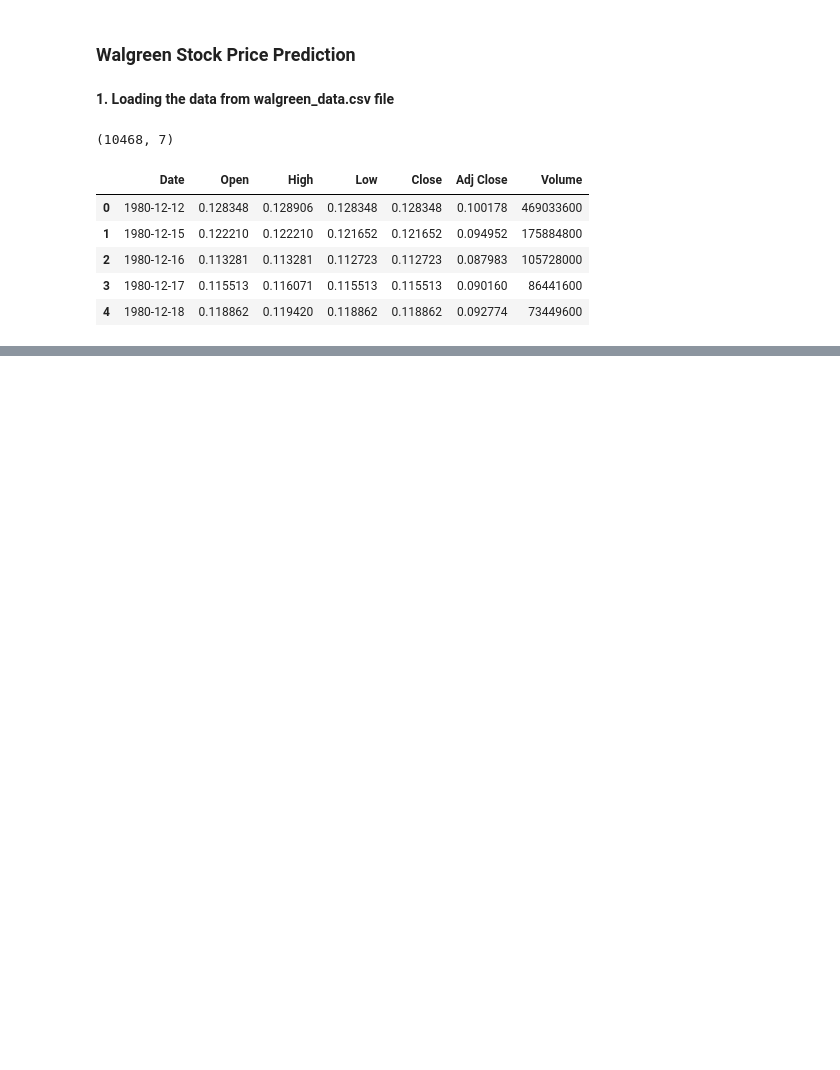
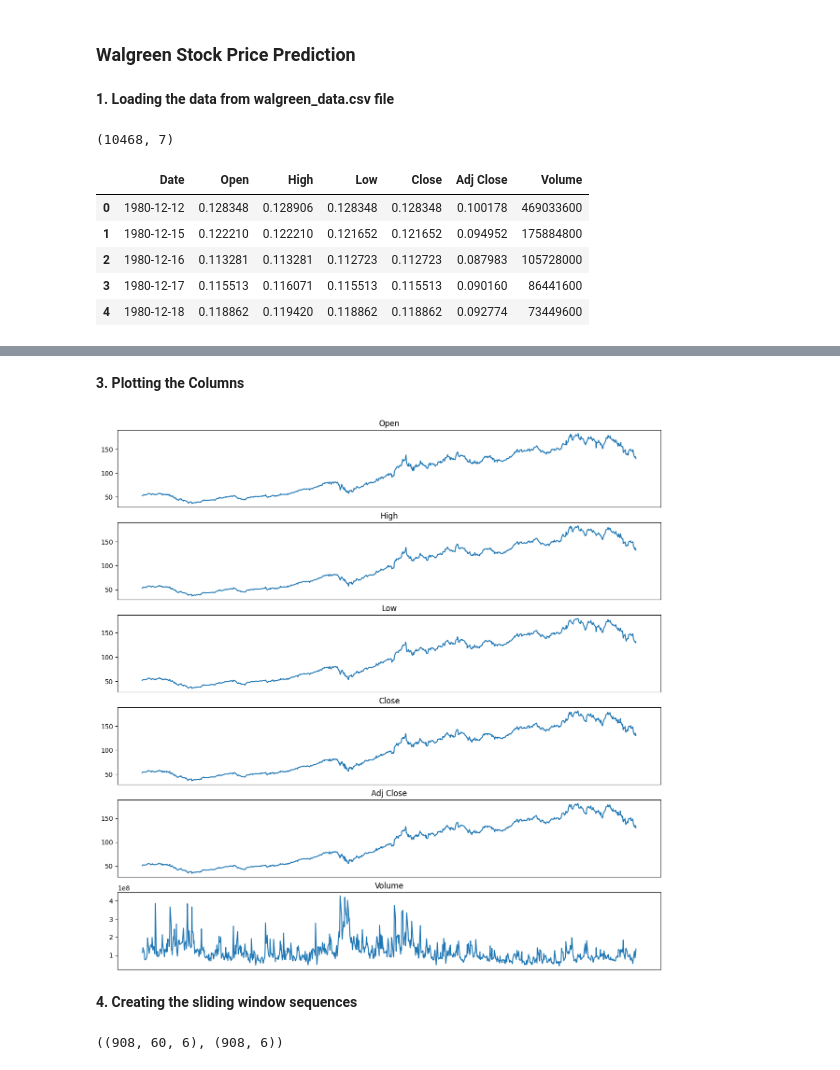
Before and after one commit to harishmaharshi30/walgreens-lstm-forecast, a Jupyter notebook: Multivariate Time Series Forecasting Using LSTM.ipynb, the cells around one changed output, grey strips where cells are left out. Cells and saved outputs as stored; diff of their text form; code cells hidden in the pictures; blank space fills up the shorter version.

```diff
--- a/Multivariate Time Series Forecasting Using LSTM.ipynb
+++ b/Multivariate Time Series Forecasting Using LSTM.ipynb
@@ -46,0 +81,3 @@ memory usage: 572.6+ KB
+# %%
+## making date column as index
+df.set_index('Date', inplace=True)
@@ -46,0 +100,2 @@ memory usage: 572.6+ KB
+# %%
+df.drop(df[df.index < pd.to_datetime('2018-08-15')].index, inplace=True)
@@ -46,0 +106,3 @@ memory usage: 572.6+ KB
+# %%
+## converting sequential data by sorting based on date
+df = df.sort_index()
@@ -46,0 +129,4 @@ memory usage: 572.6+ KB
+# %%
+## the above normalized values are in numpy array format, converting them into dataframe
+df_scaled = pd.DataFrame(df, columns=df.columns, index=df.index)
+df_scaled.head()
@@ -46,0 +141,14 @@ memory usage: 572.6+ KB
+# %% [markdown]
+**3. Plotting the Columns**
+# %%
+plt.rcParams['figure.figsize'] = (15,15)
+figure, axes = plt.subplots(6)
+
+for ax, col in zip(axes, df_scaled.columns):
+    ax.plot(df_scaled[col])
+    ax.set_title(col)
+    ax.axes.xaxis.set_visible(False)
+# %% [output]
+[figure, added]
+# %% [markdown]
+**4. Creating the sliding window sequences**
@@ -46,0 +171,4 @@ memory usage: 572.6+ KB
+# %%
+X.shape, y.shape
+# %% [output]
+((908, 60, 6), (908, 6))
```
Also changed, not shown: parts of 14 cells of this notebook.
